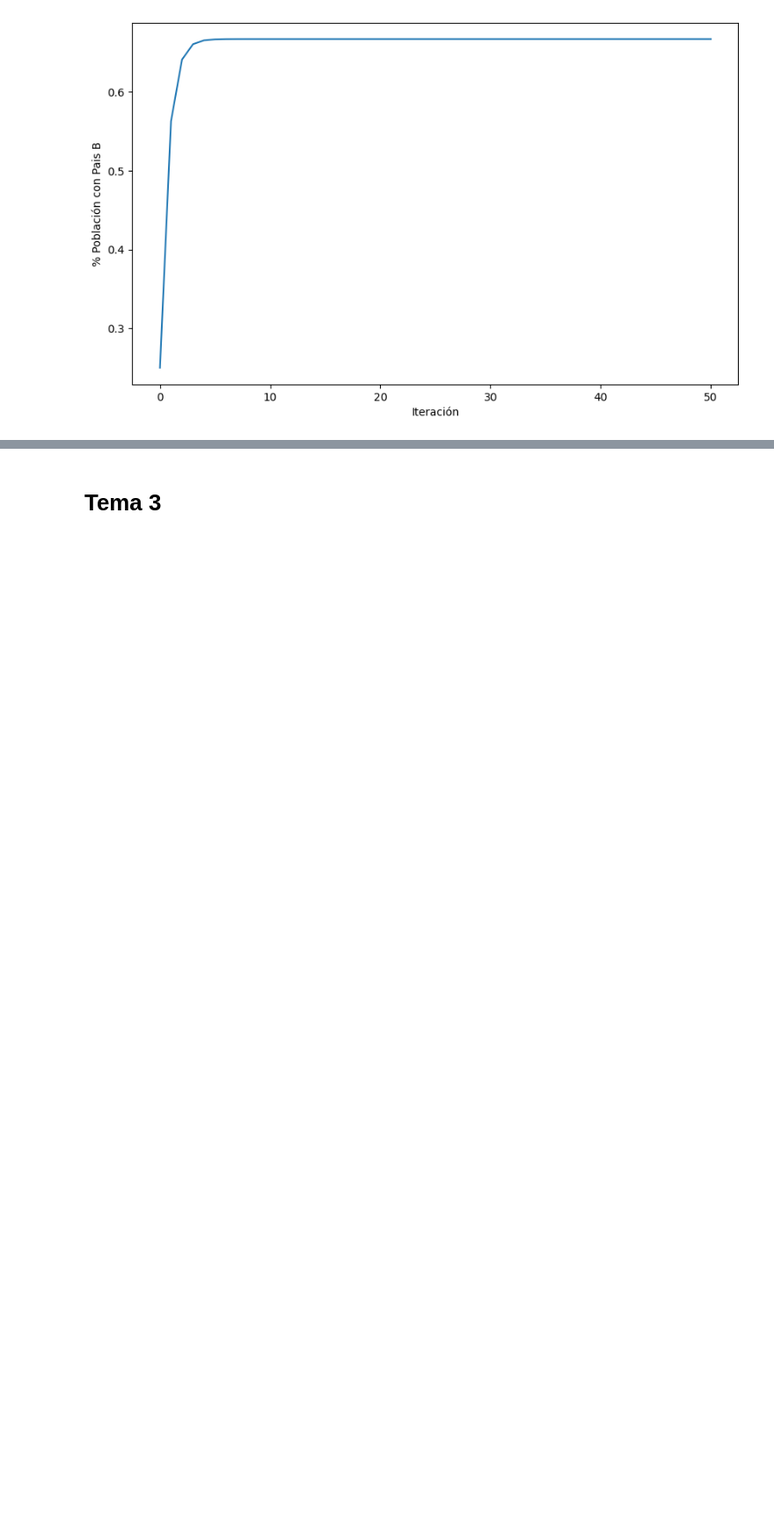
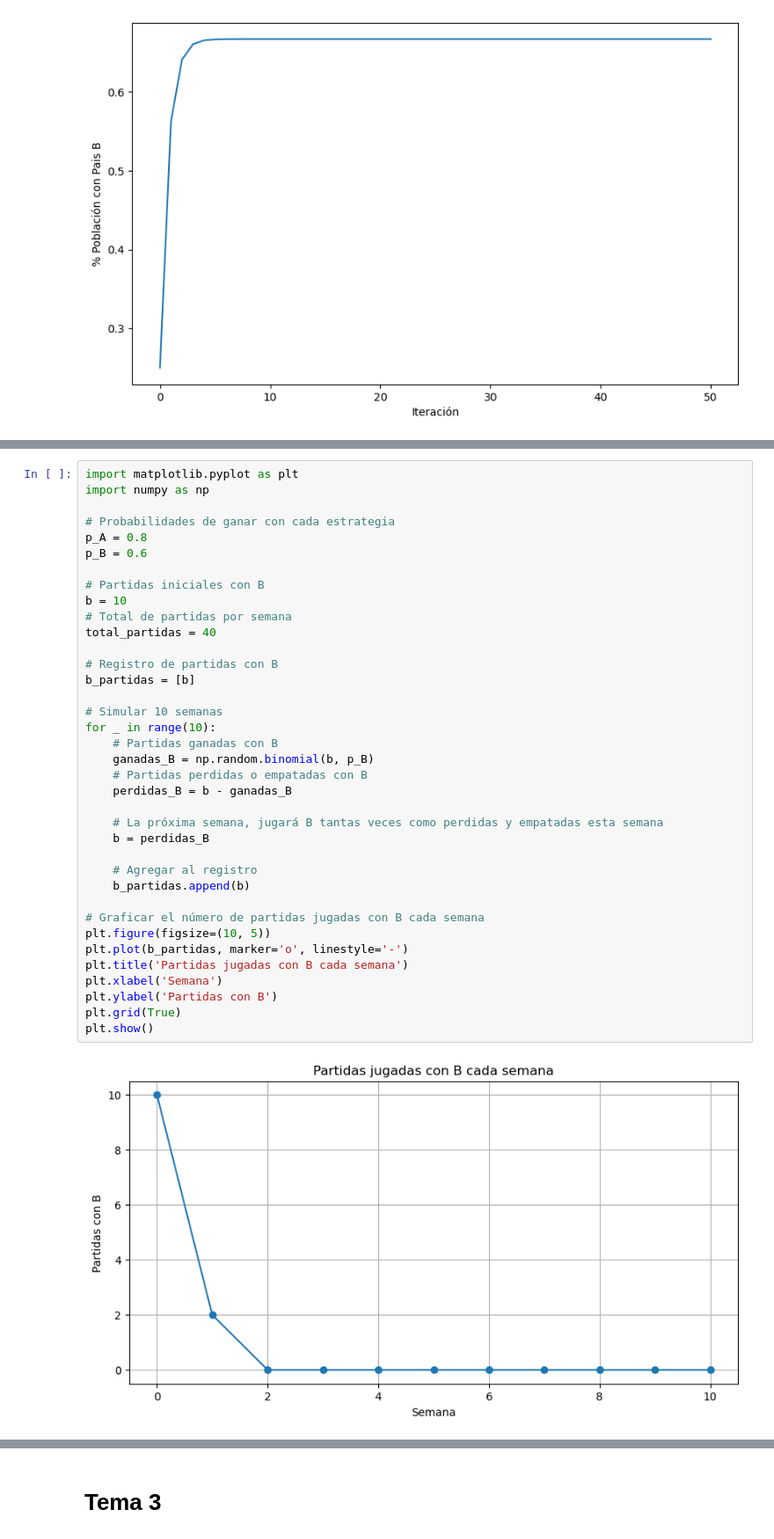
Before and after one commit to roberlks/ModelosMatematicos, a Jupyter notebook: MenuModelos.ipynb, the cells around one changed output, grey strips where cells are left out. Shown at 88% size. Cells and saved outputs as stored; diff of their text form; blank space fills up the shorter version.

```diff
--- a/MenuModelos.ipynb
+++ b/MenuModelos.ipynb
@@ -340,0 +359,39 @@ graficar(pagamenos_lista, "Iteración", "% Población con Pais B")
+# %%
+import matplotlib.pyplot as plt
+import numpy as np
+
+# Probabilidades de ganar con cada estrategia
+p_A = 0.8
+p_B = 0.6
+
+# Partidas iniciales con B
+b = 10
+# Total de partidas por semana
+total_partidas = 40
+
+# Registro de partidas con B
+b_partidas = [b]
+
+# Simular 10 semanas
+for _ in range(10):
+    # Partidas ganadas con B
+    ganadas_B = np.random.binomial(b, p_B)
+    # Partidas perdidas o empatadas con B
+    perdidas_B = b - ganadas_B
+
+    # La próxima semana, jugará B tantas veces como perdidas y empatadas esta semana
+    b = perdidas_B
+
+    # Agregar al registro
+    b_partidas.append(b)
+
+# Graficar el número de partidas jugadas con B cada semana
+plt.figure(figsize=(10, 5))
+plt.plot(b_partidas, marker='o', linestyle='-')
+plt.title('Partidas jugadas con B cada semana')
+plt.xlabel('Semana')
+plt.ylabel('Partidas con B')
+plt.grid(True)
+plt.show()
+# %% [output]
+[figure, added]
```
Also changed, not shown: parts of 4 cells of this notebook.
